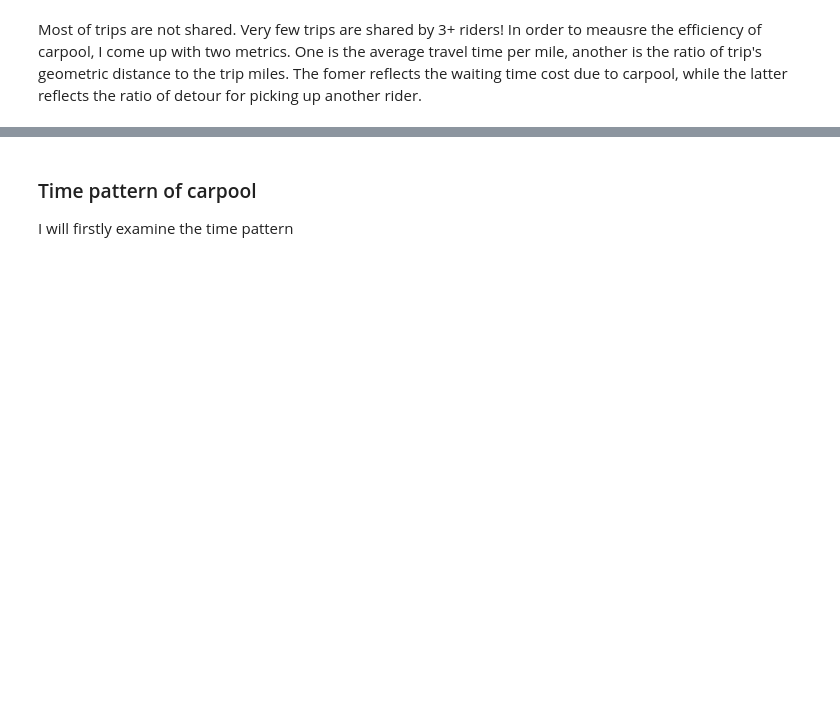
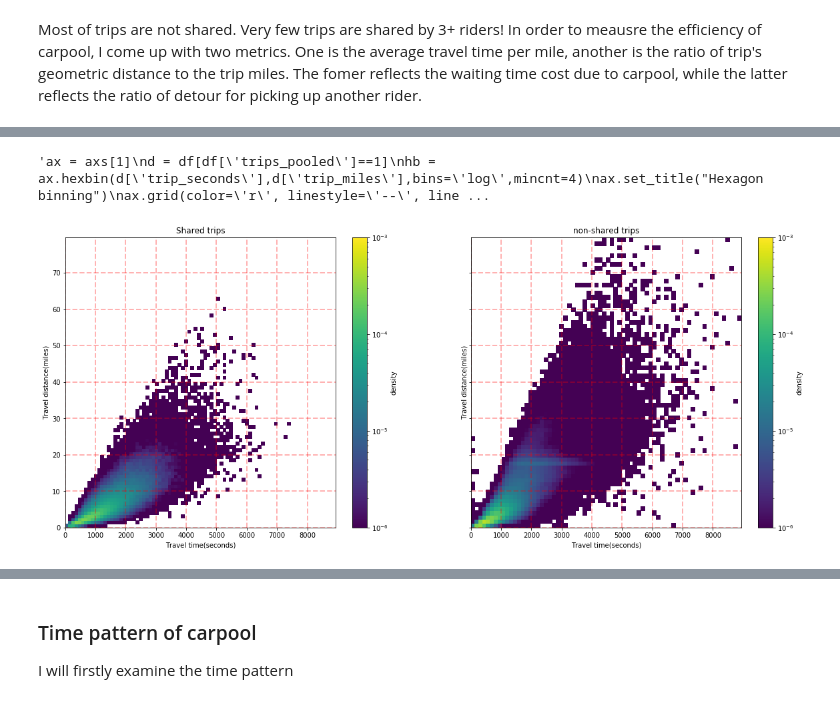
Before and after one commit to theppp/Ridesharing-data, a Jupyter notebook: Learn.ipynb, the cells around one changed output, grey strips where cells are left out. Cells and saved outputs as stored; diff of their text form; code cells hidden in the pictures; blank space fills up the shorter version.

```diff
--- a/Learn.ipynb
+++ b/Learn.ipynb
@@ -91,0 +113,47 @@ plt.scatter(df['trip_seconds'],df['trip_miles'],s=0.4)
+# %%
+import matplotlib as mpl
+da = df[(df['trip_seconds']<=9000) & (df['trip_miles']<=80)]
+
+
+fig, axs = plt.subplots(ncols=2, sharex = True,sharey = True,figsize=(18, 8))
+fig.subplots_adjust(hspace=0.5, left=0.07, right=0.93)
+
+ax = axs[0]
+d = da[da['trips_pooled']>1]
+h = ax.hist2d(d['trip_seconds'],d['trip_miles'],vmin=10**-6,vmax=10**-3,norm=mpl.colors.LogNorm(),bins=70,normed=True)
+ax.grid(color='r', linestyle='--', linewidth=2,alpha=0.3)
+ax.set_title("Shared trips")
+ax.set_xlabel('Travel time(seconds)')
+ax.set_ylabel('Travel distance(miles)')
+cb = fig.colorbar(h[3], ax=ax)
+cb.set_label('density')
+
+ax = axs[1]
+d = da[da['trips_pooled']==1]
+h = ax.hist2d(d['trip_seconds'],d['trip_miles'],vmin=10**-6,vmax=10**-3,bins=70,norm=mpl.colors.LogNorm(),normed=True)
+ax.grid(color='r', linestyle='--', linewidth=2,alpha=0.3)
+ax.set_title("non-shared trips")
+ax.set_xlabel('Travel time(seconds)')
+ax.set_ylabel('Travel distance(miles)')
+cb = fig.colorbar(h[3], ax=ax)
+cb.set_label('density')
+
+
+
+
+
+'''ax = axs[1]
+d = df[df['trips_pooled']==1]
+hb = ax.hexbin(d['trip_seconds'],d['trip_miles'],bins='log',mincnt=4)
+ax.set_title("Hexagon binning")
+ax.grid(color='r', linestyle='--', linewidth=2,alpha=0.3)
+
+
+cb = fig.colorbar(hb, ax=ax)
+cb.set_label('counts')
+
+
+'''
+# %% [output]
+'ax = axs[1]\nd = df[df[\'trips_pooled\']==1]\nhb = ax.hexbin(d[\'trip_seconds\'],d[\'trip_miles\'],bins=\'log\',mincnt=4)\nax.set_title("Hexagon binning")\nax.grid(color=\'r\', linestyle=\'--\', line ...
+[figure, added]
```
Also changed, not shown: parts of 15 cells of this notebook.
